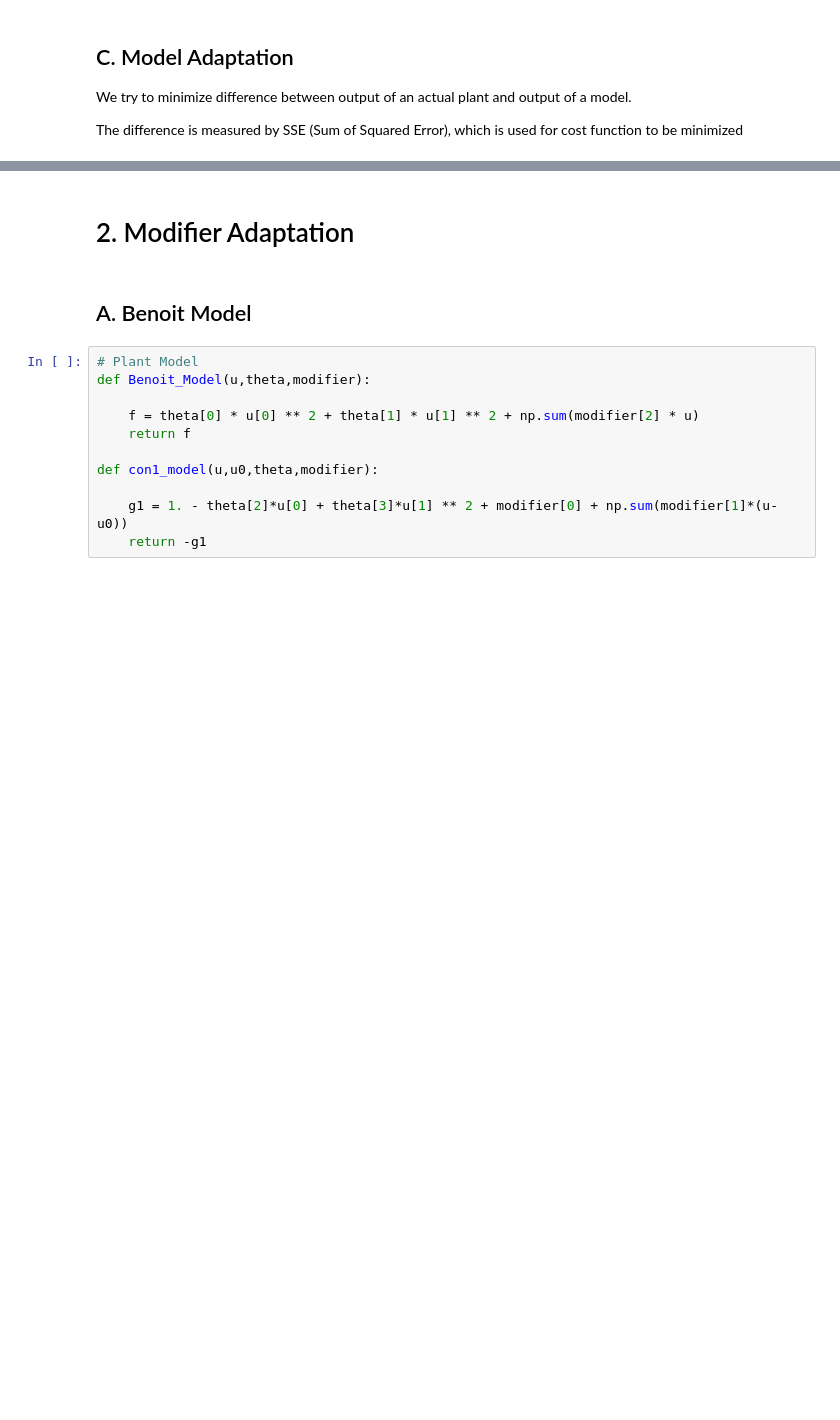
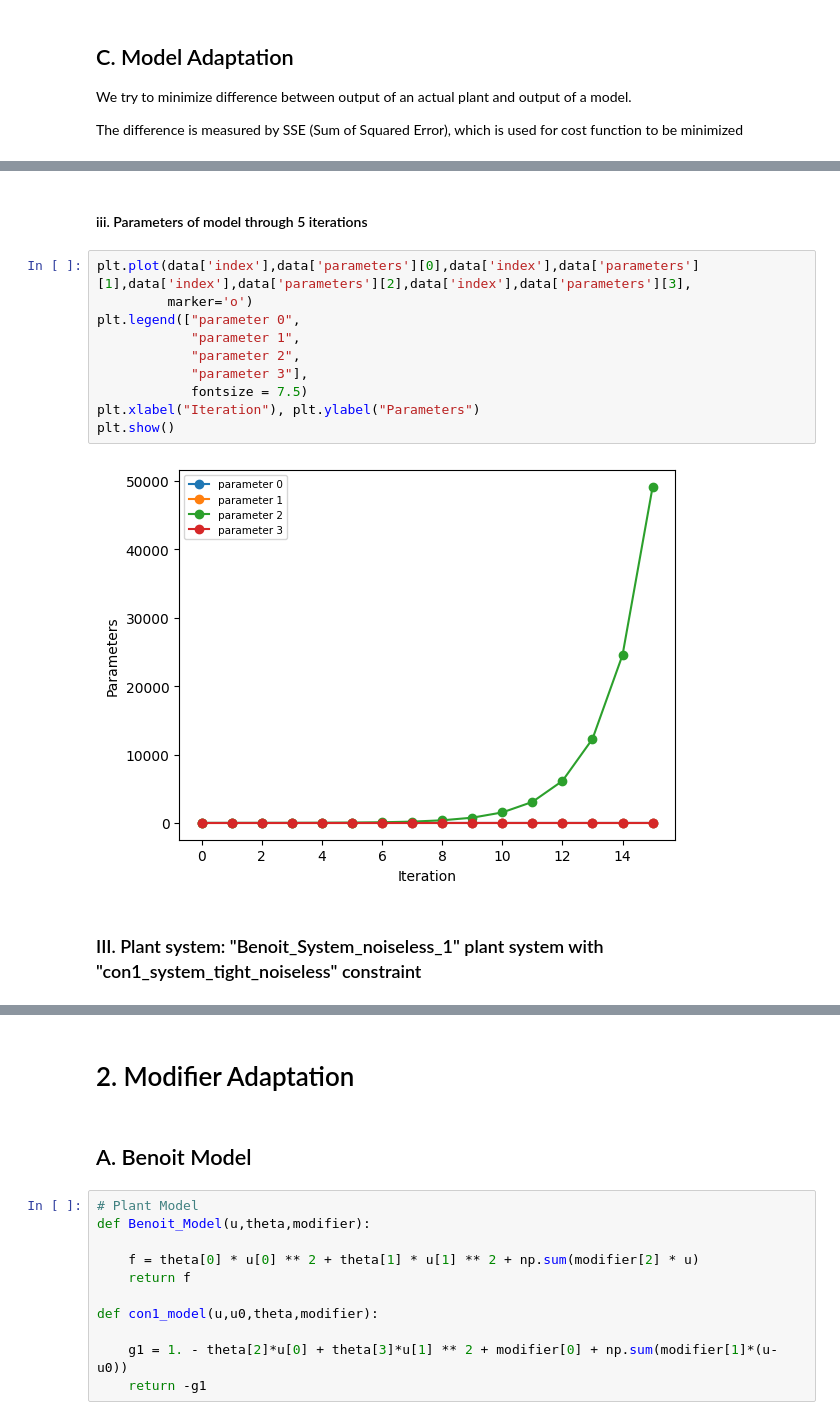
Before and after one commit to dleeim/Safe-Bayesian-Optimization, a Jupyter notebook: Benoit_Problem.ipynb, the cells around one changed output, grey strips where cells are left out. Drawn from its saved outputs; the diff is of its cells as text; blank space fills up the shorter version.

```diff
--- a/Benoit_Problem.ipynb
+++ b/Benoit_Problem.ipynb
@@ -139,3 +257,19 @@ optimal function: 1.1170386694296845e-15
+# %% [markdown]
+#### iii. Parameters of model through 5 iterations
+# %%
+plt.plot(data['index'],data['parameters'][0],data['index'],data['parameters'][1],data['index'],data['parameters'][2],data['index'],data['parameters'][3],
+         marker='o')
+plt.legend(["parameter 0",
+            "parameter 1",
+            "parameter 2",
+            "parameter 3"],
+            fontsize = 7.5)
+plt.xlabel("Iteration"), plt.ylabel("Parameters")
+plt.show()
+# %% [output]
+[figure, added]
+# %% [markdown]
+### III. Plant system: "Benoit_System_noiseless_1" plant system with "con1_system_tight_noiseless" constraint
 # %%
 # Initial Guess (k=0)
 uk = [1,1]
```
Also changed, not shown: parts of 35 cells of this notebook.
